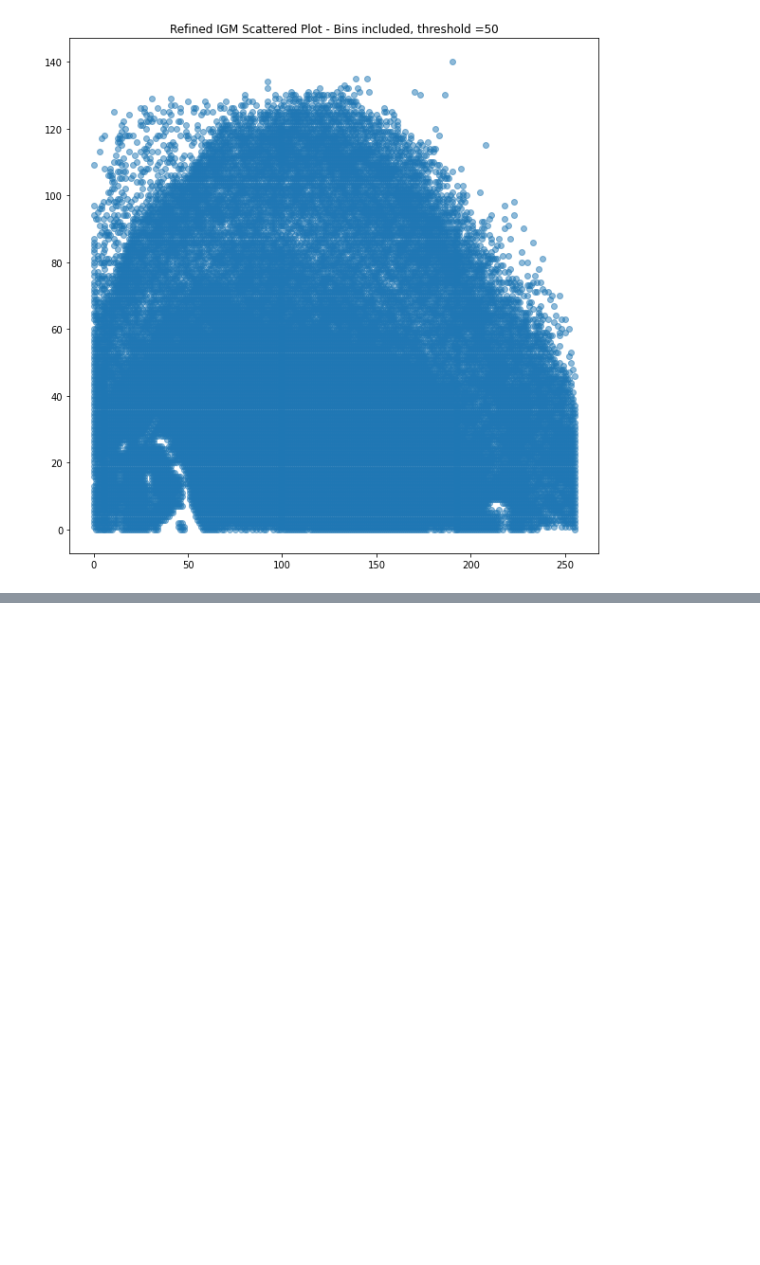
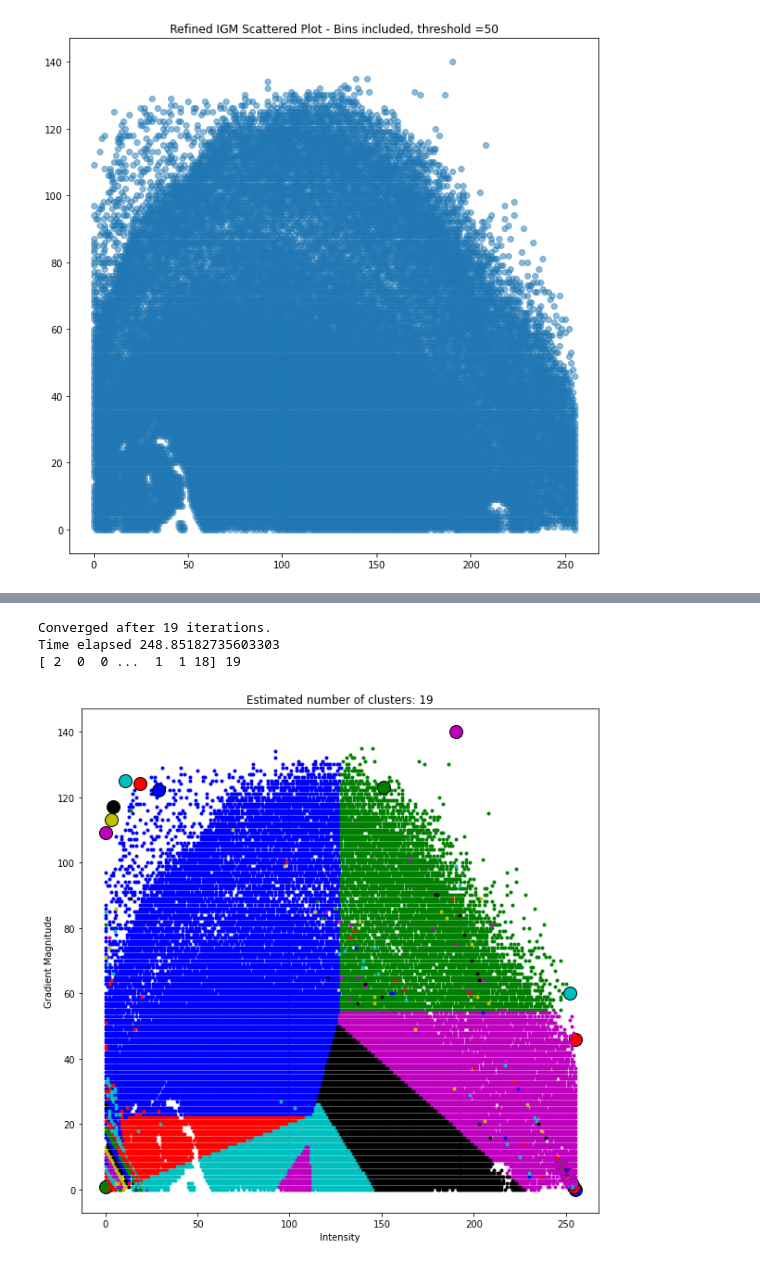
Before and after one commit to Malloc26/DVRTransferFunctionGenerator, a Jupyter notebook: src/setupData.ipynb, the cells around one changed output, grey strips where cells are left out. Drawn from its saved outputs; the diff is of its cells as text; code cells hidden in the pictures; blank space fills up the shorter version.

```diff
--- a/src/setupData.ipynb
+++ b/src/setupData.ipynb
@@ -789,9 +1076,14 @@ done 0.8933996092528105
  [145 135]
  [190 140]]
 # %%
-sVOL_matrix, voxels_per_bin = calcSVOL_Matrix(features_arr, igm_refined, voxels_per_bin, f_bins*g_bins, data_ptr,
-                                              grad_mag_ptr, fval_min, gval_min, f_bins, g_bins, data_size)
-#print(sVOL_matrix)
+#cuda.get_current_device().reset()
+sVOL_matrix, voxels_per_bin = calcSVOL_Matrix(features_arr, igm_refined, igm_to_features_idx,
+                                              voxels_per_bin, f_bins*g_bins, data_ptr,
+                                              grad_mag_ptr, fval_min, gval_min, f_bins, g_bins, f_bin_size, g_bin_size,
+                                              data_size)
+print(sVOL_matrix.shape)
 print(voxels_per_bin[1])
 print(igm_refined[1])
+
+print(sVOL_matrix)
 # %% [output]
@@ -846,11 +1159,16 @@ similarityMatrix = setSimilarityMatrix(sIGM_matrix, sVOL_matrix, k1 = 0.65, k2 =
 ##Time to do some AP clustering!
 #First, let's do the automatic AP clustering method. Later I'll implement the one in the paper
 start_time = timeit.default_timer()
-af = AffinityPropagation.fit(similarityMatrix, y=None)
+af = AffinityPropagation(affinity="precomputed", verbose="True").fit(similarityMatrix)
 cluster_centers_indices = af.cluster_centers_indices_
 labels = af.labels_
 
 n_clusters_ = len(cluster_centers_indices)
+elapsed = timeit.default_timer() - start_time
 print("Time elapsed", elapsed)
 
 print(labels, n_clusters_)
+# %% [output]
+Converged after 19 iterations.
+Time elapsed 248.85182735603303
+[ 2  0  0 ...  1  1 18] 19
@@ -924,0 +1175,26 @@ iren.Start()
+# %%
+##Plot the AP results on our original histogram
+#Modified from https://scikit-learn.org/stable/auto_examples/cluster/plot_affinity_propagation.html#sphx-glr-auto-examples-cluster-plot-affinity-propagation-py
+import matplotlib.pyplot as plt
+from itertools import cycle
+
+colors = cycle('bgrcmykbgrcmykbgrcmykbgrcmyk')
+fig = plt.figure(figsize=(10, 10))
+plt.xlabel('Intensity')
+plt.ylabel('Gradient Magnitude')
+for k, col in zip(range(n_clusters_), colors):
+    class_members = labels == k
+    cluster_center = features_arr[cluster_centers_indices[k]]
+    plt.plot(features_arr[class_members, 0], features_arr[class_members, 1], col + '.')
+    plt.plot(cluster_center[0], cluster_center[1], 'o', markerfacecolor=col,
+             markeredgecolor='k', markersize=14)
+    #for x in features_arr[class_members]:
+    #    plt.plot([cluster_center[0], x[0]], [cluster_center[1], x[1]], col, "o")
+
+
+plt.title('Estimated number of clusters: %d' % n_clusters_)
+plt.xlabel('Intensity')
+plt.ylabel('Gradient Magnitude')
+plt.show()
+# %% [output]
+[figure, added]
```
Also changed, not shown: parts of 12 cells of this notebook, 3 other files.
